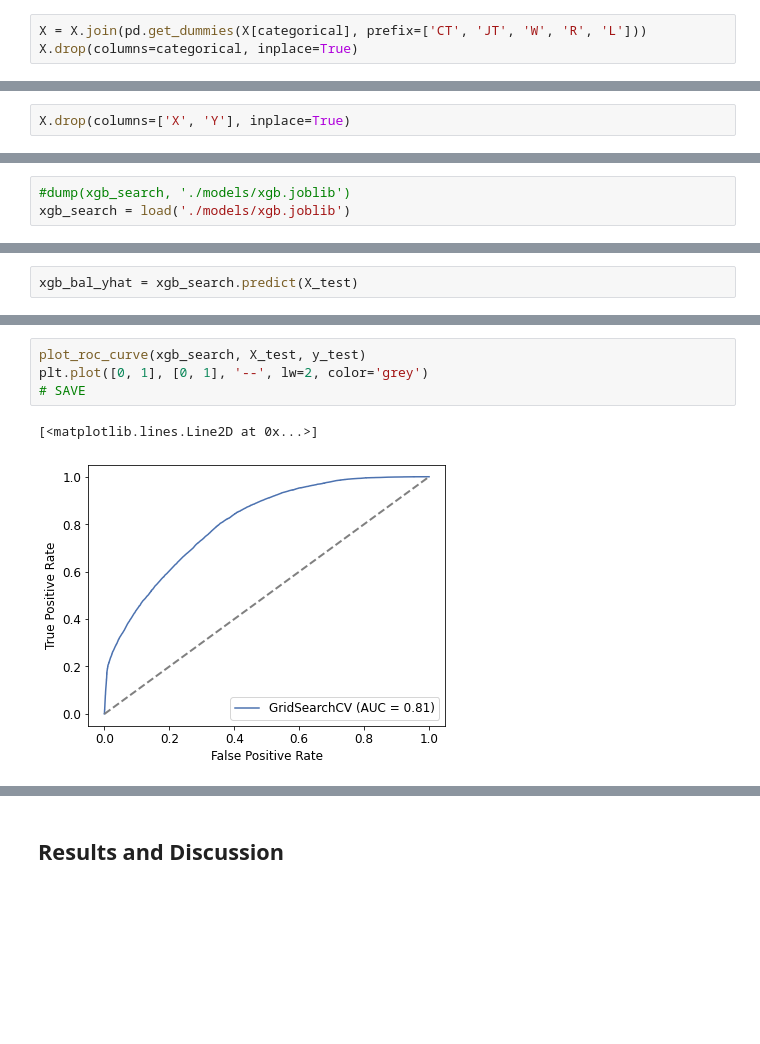
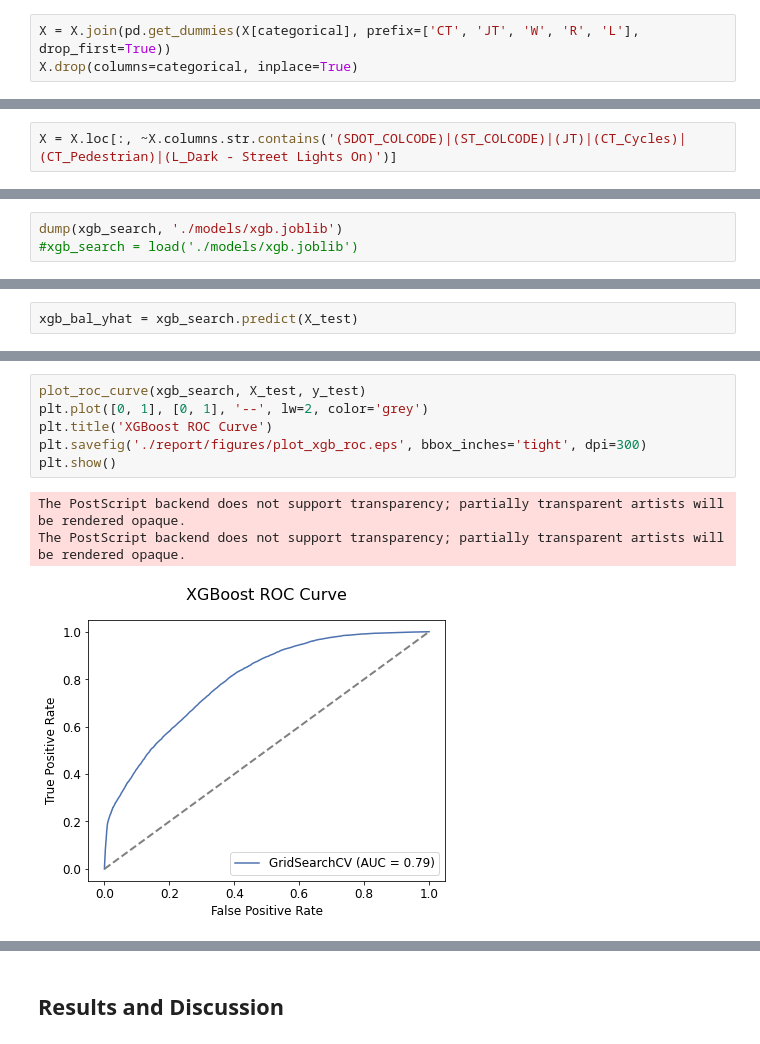
Before and after one commit to kakig/Coursera_Capstone, a Jupyter notebook: capstone.ipynb, the cells around one changed output, grey strips where cells are left out. Drawn from its saved outputs; the diff is of its cells as text; blank space fills up the shorter version.

Commit message:
finished report

```diff
--- a/capstone.ipynb
+++ b/capstone.ipynb
@@ -410,7 +408,7 @@ categorical
 array(['COLLISIONTYPE', 'JUNCTIONTYPE', 'WEATHER', 'ROADCOND',
        'LIGHTCOND'], dtype=object)
 # %%
-X = X.join(pd.get_dummies(X[categorical], prefix=['CT', 'JT', 'W', 'R', 'L']))
+X = X.join(pd.get_dummies(X[categorical], prefix=['CT', 'JT', 'W', 'R', 'L'], drop_first=True))
 X.drop(columns=categorical, inplace=True)
 # %% [markdown]
 As the time and date features are cyclical, they need a special type of encoding to serve as input for the models.
@@ -447,2 +423,0 @@ X.drop(columns=['DAY_OF_WEEK'], inplace=True)
-# %%
-X.drop(columns=['X', 'Y'], inplace=True)
@@ -449,3 +496,5 @@ X.drop(columns=['X', 'Y'], inplace=True)
+# %%
+X = X.loc[:, ~X.columns.str.contains('(SDOT_COLCODE)|(ST_COLCODE)|(JT)|(CT_Cycles)|(CT_Pedestrian)|(L_Dark - Street Lights On)')]
 # %% [markdown]
 This is the final input for the models:
 # %%
@@ -912,5 +985,5 @@ GridSearchCV(cv=3,
              param_grid={'xgb__gamma': [0.5, 1, 2], 'xgb__max_depth': [3, 6],
                          'xgb__n_estimators': [1, 100, 200]})
 # %%
-#dump(xgb_search, './models/xgb.joblib')
-xgb_search = load('./models/xgb.joblib')
+dump(xgb_search, './models/xgb.joblib')
+#xgb_search = load('./models/xgb.joblib')
@@ -940,10 +1016,13 @@ plot_confusion_matrix(xgb_search, X_test, y_test, normalize='true')
 # %%
 plot_roc_curve(xgb_search, X_test, y_test)
 plt.plot([0, 1], [0, 1], '--', lw=2, color='grey')
-# SAVE
+plt.title('XGBoost ROC Curve')
+plt.savefig('./report/figures/plot_xgb_roc.eps', bbox_inches='tight', dpi=300)
+plt.show()
 # %% [output]
-[<matplotlib.lines.Line2D at 0x...>]
+The PostScript backend does not support transparency; partially transparent artists will be rendered opaque.
+The PostScript backend does not support transparency; partially transparent artists will be rendered opaque.
-[figure, old version]
+[figure, new version]
 # %%
 sorted_idx = xgb_search.best_estimator_.steps[-1][-1].feature_importances_.argsort()
 plt.figure(figsize=(12, 12))
```
Also changed, not shown: parts of 58 cells of this notebook, 26 other files.
